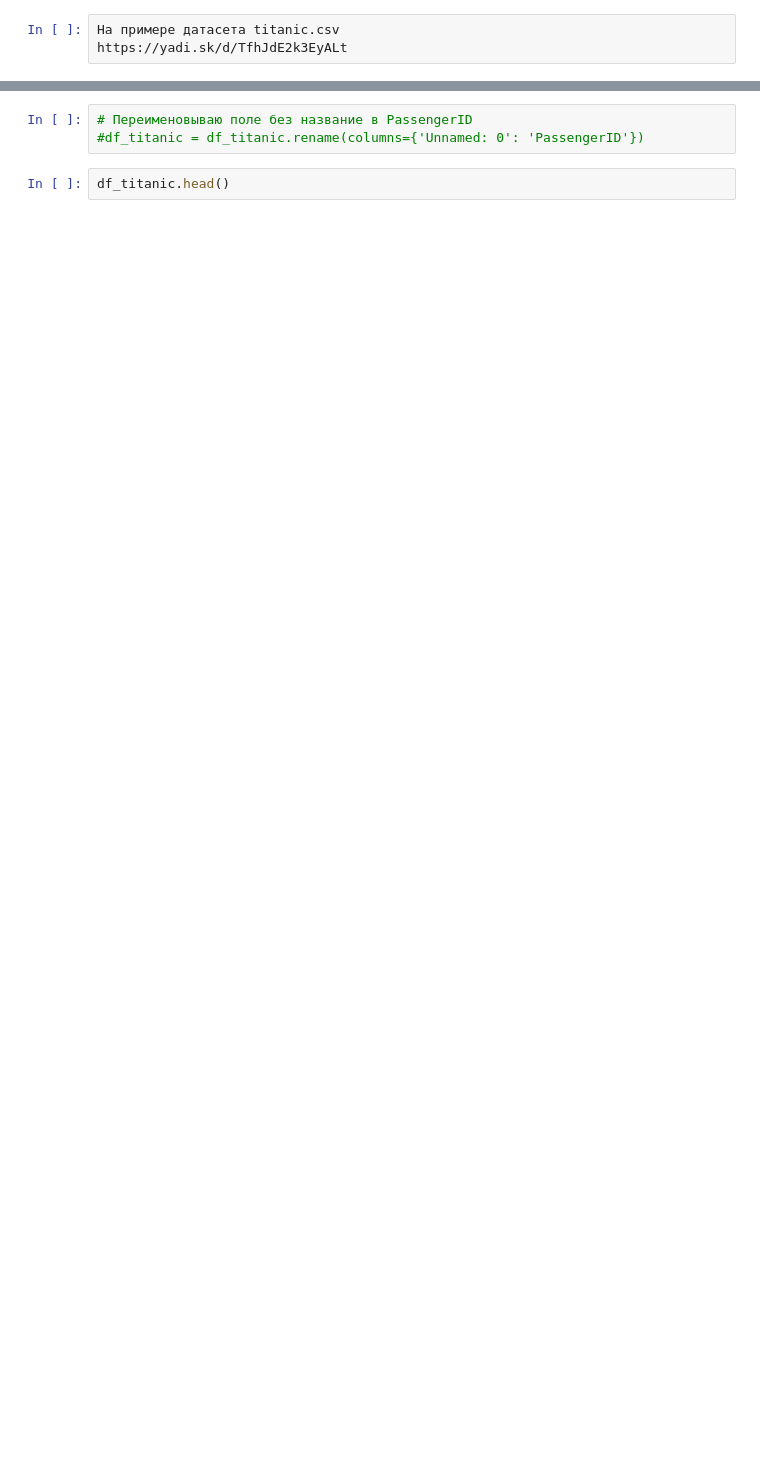
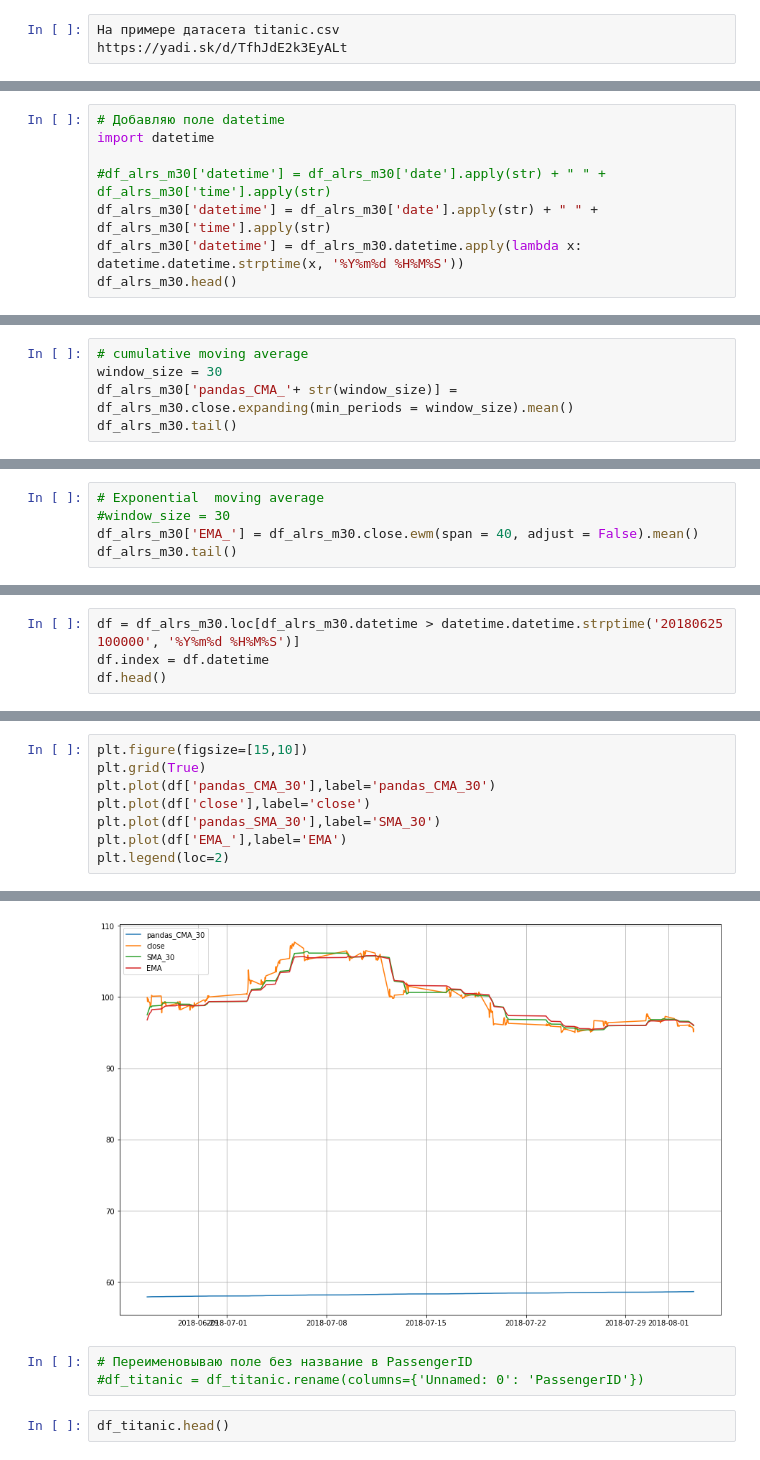
Before and after one commit to tinyoa/trying_pandas, a Jupyter notebook: trying_pandas.ipynb, the cells around one changed output, grey strips where cells are left out. Drawn from its saved outputs; the diff is of its cells as text; blank space fills up the shorter version.

```diff
--- a/trying_pandas.ipynb
+++ b/trying_pandas.ipynb
@@ -8,0 +93,8 @@ df_titanic = pd.read_csv("datasets/titanic.csv")
+# %%
+# Добавляю поле datetime
+import datetime
+
+#df_alrs_m30['datetime'] = df_alrs_m30['date'].apply(str) + " " + df_alrs_m30['time'].apply(str)
+df_alrs_m30['datetime'] = df_alrs_m30['date'].apply(str) + " " + df_alrs_m30['time'].apply(str)
+df_alrs_m30['datetime'] = df_alrs_m30.datetime.apply(lambda x: datetime.datetime.strptime(x, '%Y%m%d %H%M%S'))
+df_alrs_m30.head()
@@ -8,0 +108,5 @@ df_titanic = pd.read_csv("datasets/titanic.csv")
+# %%
+# cumulative moving average
+window_size = 30
+df_alrs_m30['pandas_СMA_'+ str(window_size)] = df_alrs_m30.close.expanding(min_periods = window_size).mean()
+df_alrs_m30.tail()
@@ -8,0 +120,5 @@ df_titanic = pd.read_csv("datasets/titanic.csv")
+# %%
+# Exponential  moving average
+#window_size = 30
+df_alrs_m30['EMA_'] = df_alrs_m30.close.ewm(span = 40, adjust = False).mean()
+df_alrs_m30.tail()
@@ -8,0 +135,4 @@ df_titanic = pd.read_csv("datasets/titanic.csv")
+# %%
+df = df_alrs_m30.loc[df_alrs_m30.datetime > datetime.datetime.strptime('20180625 100000', '%Y%m%d %H%M%S')]
+df.index = df.datetime
+df.head()
@@ -8,0 +147,9 @@ df_titanic = pd.read_csv("datasets/titanic.csv")
+# %%
+plt.figure(figsize=[15,10])
+plt.grid(True)
+plt.plot(df['pandas_СMA_30'],label='pandas_СMA_30')
+plt.plot(df['close'],label='close')
+plt.plot(df['pandas_SMA_30'],label='SMA_30')
+plt.plot(df['EMA_'],label='EMA')
+plt.legend(loc=2)
+# %% [output]
@@ -9,3 +157,4 @@ df_titanic = pd.read_csv("datasets/titanic.csv")
+[figure, added]
 # %%
 # Переименовываю поле без название в PassengerID
 #df_titanic = df_titanic.rename(columns={'Unnamed: 0': 'PassengerID'})
```
Also changed, not shown: parts of 19 cells of this notebook.
